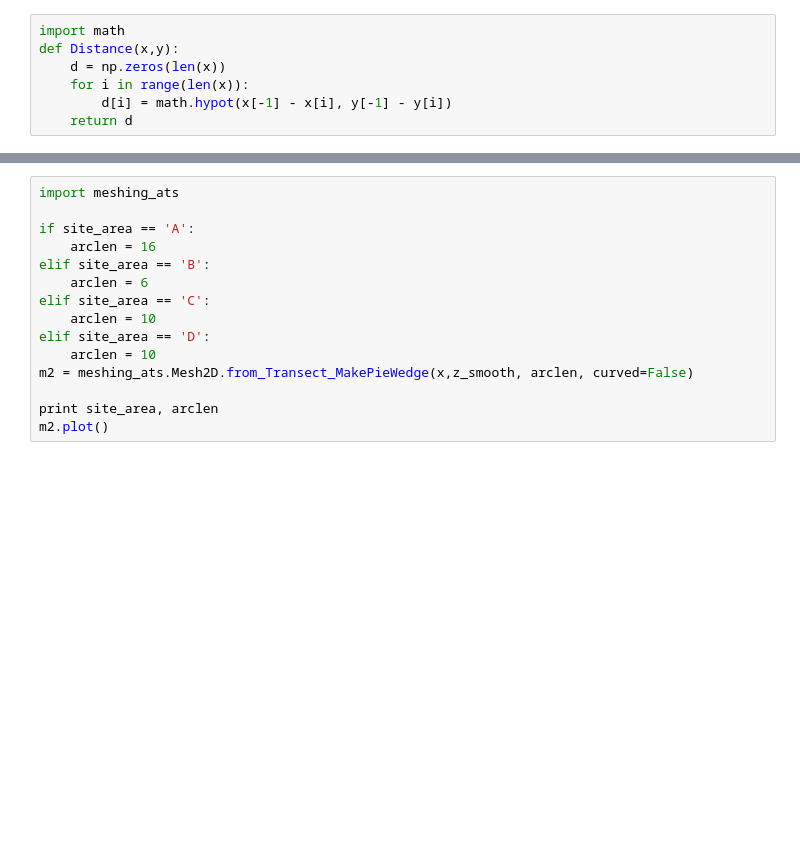
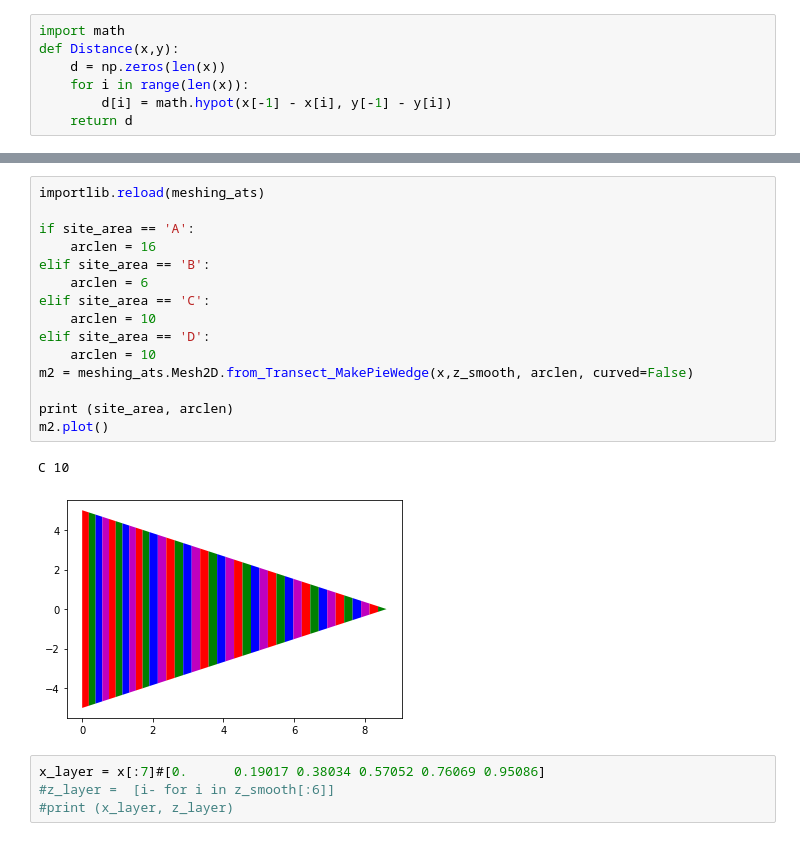
Before and after one commit to ajkhattak/python-scripts, a Jupyter notebook: meshes/make_mesh_piewedge-Vladimir.ipynb, the cells around one changed output, grey strips where cells are left out. Saved outputs shown, nothing was run; the diff lists cells and outputs as text; blank space fills up the shorter version.

```diff
--- a/meshes/make_mesh_piewedge-Vladimir.ipynb
+++ b/meshes/make_mesh_piewedge-Vladimir.ipynb
@@ -212,15 +217,22 @@ print  4.8972 -0.02, xloc, z_smooth[1]
 # %%
-import meshing_ats
+importlib.reload(meshing_ats)
 
 if site_area == 'A':
     arclen = 16
 elif site_area == 'B':
     arclen = 6
 elif site_area == 'C':
     arclen = 10
 elif site_area == 'D':
     arclen = 10
 m2 = meshing_ats.Mesh2D.from_Transect_MakePieWedge(x,z_smooth, arclen, curved=False)
 
-print site_area, arclen
+print (site_area, arclen)
 m2.plot()
+# %% [output]
+C 10
+[figure, added]
+# %%
+x_layer = x[:7]#[0.      0.19017 0.38034 0.57052 0.76069 0.95086]
+#z_layer =  [i- for i in z_smooth[:6]]
+#print (x_layer, z_layer)
```
Also changed, not shown: parts of 12 cells of this notebook, 13 other files.
